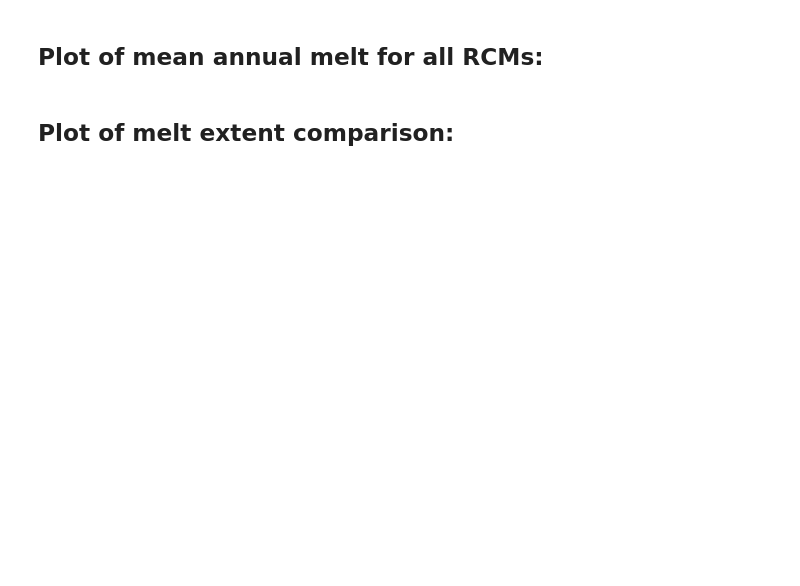
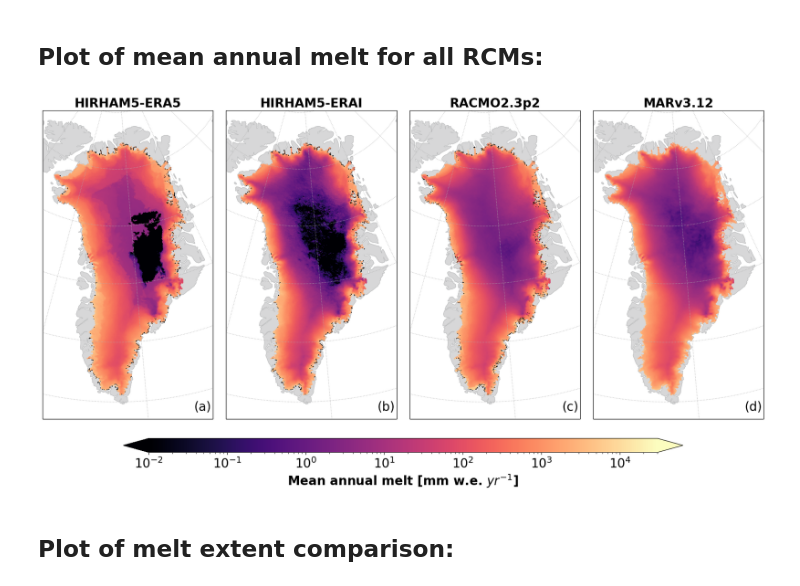
Before and after one commit to anpug/4DG_meltmaps, a Jupyter notebook: notebooks/melt_extent.ipynb, the cells around one changed output. Saved outputs shown, nothing was run; the diff lists cells and outputs as text; code cells hidden in the pictures; blank space fills up the shorter version.

```diff
--- a/notebooks/melt_extent.ipynb
+++ b/notebooks/melt_extent.ipynb
@@ -4,15 +4,16 @@ import matplotlib.pyplot as plt
 import pandas as pd
 import pickle
 import datetime
-
+import matplotlib.dates as mdates
 import xarray as xr
 import glob
+import cartopy
 
 # Load in custom helper functions:
 import sys
 sys.path.append('/Users/annpu/GitDirs/4DG_meltmaps/scripts/')
-from load_data import open_pickle, read_tif, icemask_from_tif, make_data_mask
-from helper_tools import compute_melt_extent, compute_max_melt_extent, plot_greenland, plot_melt_volume
+from load_data import open_pickle, icemask_from_tif, make_data_mask, read_tif
+from helper_tools import compute_melt_extent, number_of_meltdays, compute_max_melt_extent, plot_greenland, plot_melt_volume
 
 # Difine where to find data:
 home_dir = '/Volumes/disk3s1/enveo/'
@@ -24,6 +25,7 @@ ascat_mask[ascat_mask == 0] = 1 # Set 0 to 1.
 # Load grid (used for plotting);
 grid = xr.open_dataset(home_dir + '/tif_grid.nc')
 grid_X, grid_Y = np.meshgrid(grid.x,grid.y)
+plot_proj = cartopy.crs.Stereographic(central_longitude=-45,central_latitude=90,true_scale_latitude=70)
 
 # Load in datamask:
 mask, unmasked =  make_data_mask(home_dir)
@@ -160,24 +187,26 @@ ascat_stack = np.stack([daily_melt_extent[0][4][:365], daily_melt_extent[1][4][:
 # %%
 fig, axs = plt.subplots(1, 4, figsize = (15,6), subplot_kw={'projection': plot_proj})#, facecolor='#f1edec')
 
 plot_melt_volume(np.mean(hirham_era5_sum, axis = 0), axs[0], vmin = 0, vmax = 1000, mask = ascat_mask)
 axs[0].set_title('HIRHAM5-ERA5', fontweight = 'bold', fontsize = 20)
 im = plot_melt_volume(np.mean(hirham_erai_sum, axis = 0), axs[1], vmin = 0, vmax = 1000, mask = ascat_mask)
 axs[1].set_title('HIRHAM5-ERAI', fontweight = 'bold', fontsize = 20)
 
 plot_melt_volume(np.mean(racmo_sum, axis = 0), axs[2], vmin = 0, vmax = 1000, mask = ascat_mask)
 axs[2].set_title('RACMO2.3p2', fontweight = 'bold', fontsize = 20)
 plot_melt_volume(np.mean(mar_sum, axis = 0), axs[3], vmin = 0, vmax = 1000, mask = ascat_mask)
 axs[3].set_title('MARv3.12', fontweight = 'bold', fontsize = 20)
 
 fig.tight_layout(pad = -10.5)
 cbar = fig.colorbar(im, ax=axs[:], label = r'Mean annual melt [mm w.e. $yr^{-1}$]', location='bottom', shrink = 0.70, aspect = 40, pad=0.05, extend='both')
-cbar.set_label(label = r'Mean annual melt [mm w.e. $\math{yr^{-1}}$]', fontsize=20, fontweight = 'bold')
+cbar.set_label(label = r'Mean annual melt [mm w.e. ${yr^{-1}}$]', fontsize=20, fontweight = 'bold')
 cbar.ax.tick_params(labelsize=20)
 
 # Add letter in the lower right corner
 for i, ax in enumerate(axs):
     ax.text(0.99, 0.02, f'({chr(97+i)})', transform=ax.transAxes, fontsize=20, va='bottom', ha='right')
+# %% [output]
+[figure, added]
 # %% [markdown]
 ## Plot of melt extent comparison:
 # %%
```
Also changed, not shown: parts of 3 cells of this notebook, 2 other files.
